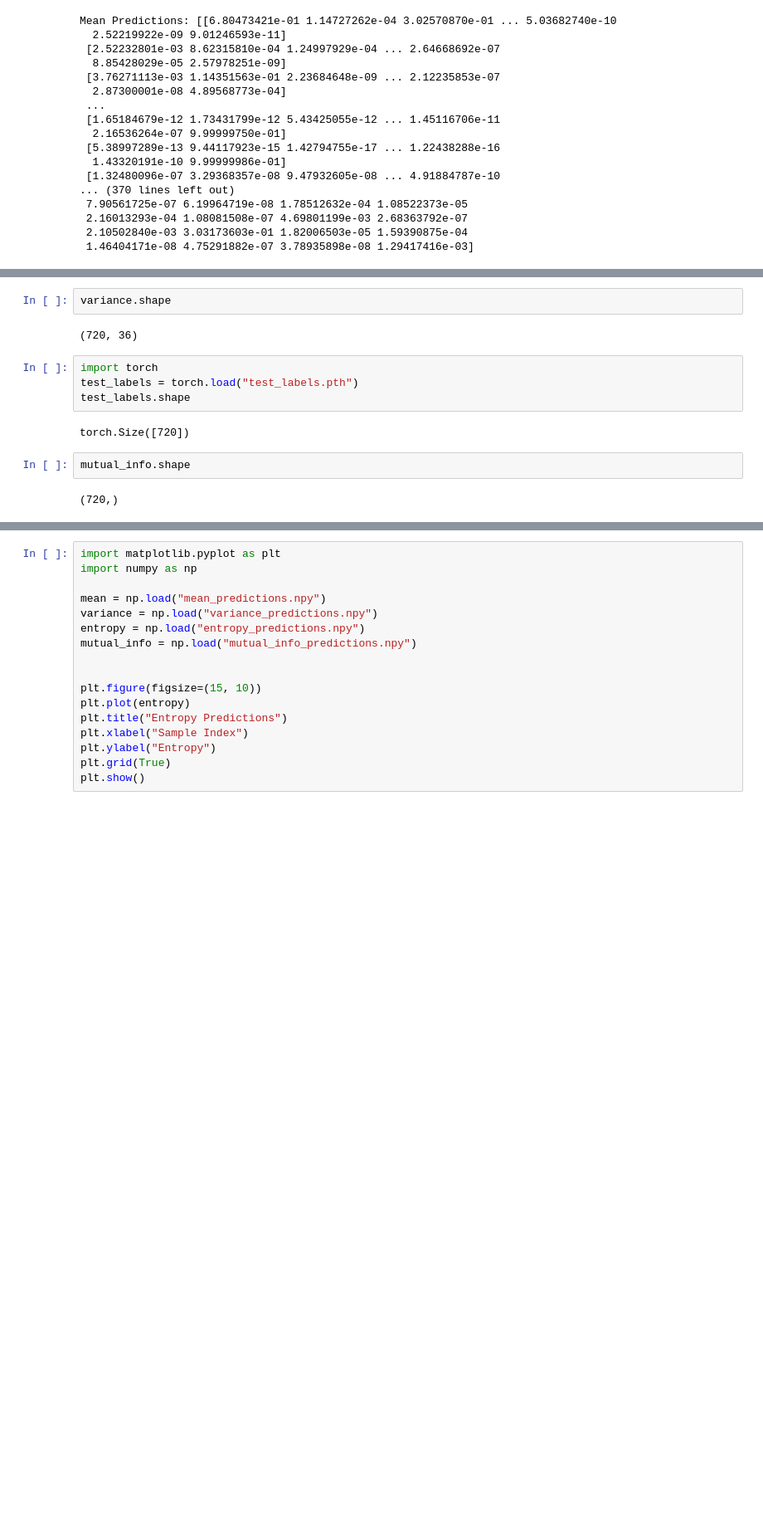
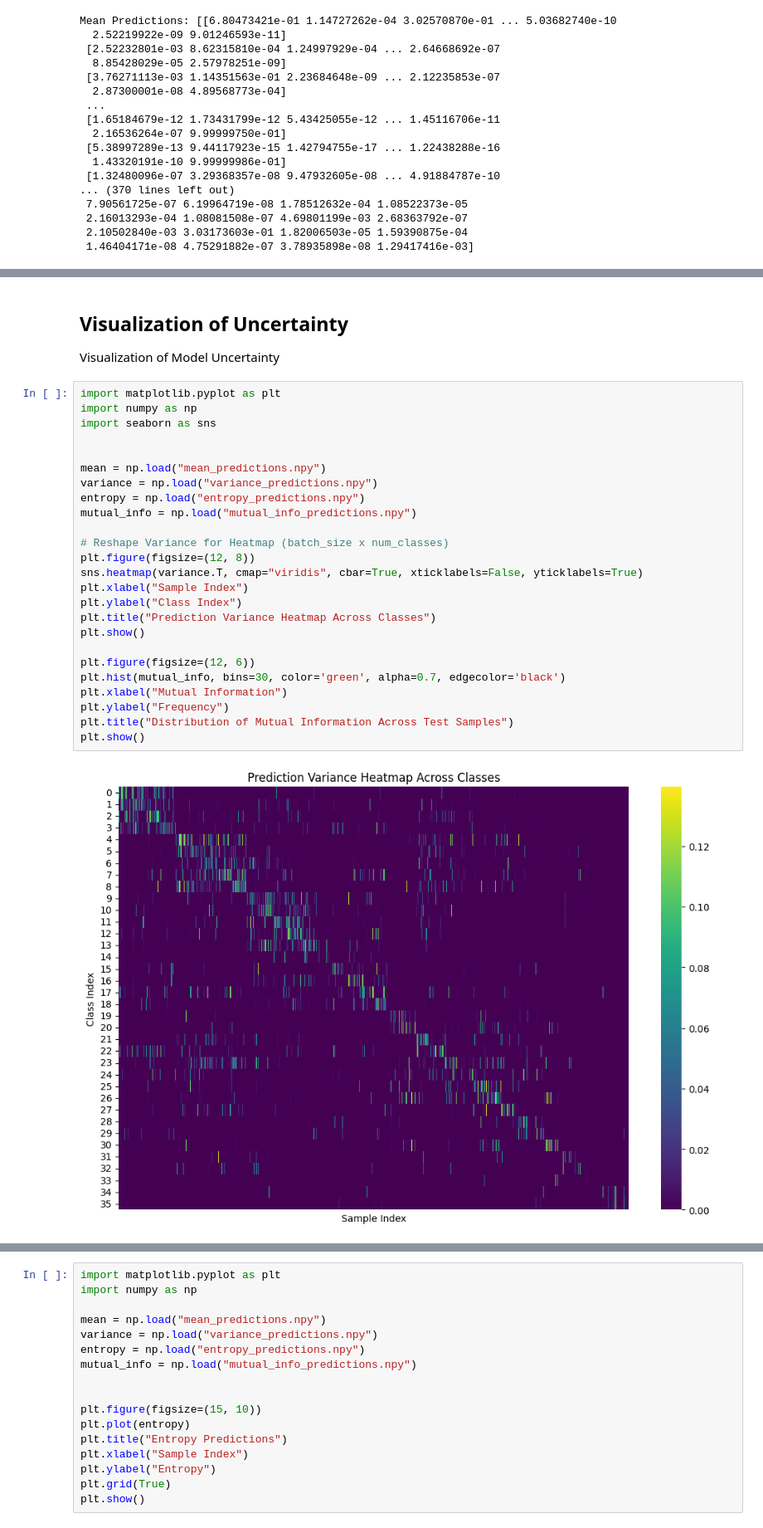
Before and after one commit to lklostermair/tum-adlr-wise24-17, a Jupyter notebook: MCdropouttest.ipynb, the cells around one changed output, grey strips where cells are left out. Shown: that part at 83% size. Cells and saved outputs as stored; diff of their text form; blank space fills up the shorter version.

Commit message:
organized notebook & added visualization

```diff
--- a/MCdropouttest.ipynb
+++ b/MCdropouttest.ipynb
@@ -310,14 +304,30 @@ Successfully installed contourpy-1.3.1 cycler-0.12.1 fonttools-4.55.0 kiwisolver
-# %%
-variance.shape
-# %% [output]
-(720, 36)
-# %%
-import torch
-test_labels = torch.load("test_labels.pth")
-test_labels.shape
-# %% [output]
-torch.Size([720])
-# %%
-mutual_info.shape
-# %% [output]
-(720,)
+# %% [markdown]
+## Visualization of Uncertainty
+Visualization of Model Uncertainty
+# %%
+import matplotlib.pyplot as plt
+import numpy as np
+import seaborn as sns
+
+
+mean = np.load("mean_predictions.npy")
+variance = np.load("variance_predictions.npy")
+entropy = np.load("entropy_predictions.npy")
+mutual_info = np.load("mutual_info_predictions.npy")
+
+# Reshape Variance for Heatmap (batch_size x num_classes)
+plt.figure(figsize=(12, 8))
+sns.heatmap(variance.T, cmap="viridis", cbar=True, xticklabels=False, yticklabels=True)
+plt.xlabel("Sample Index")
+plt.ylabel("Class Index")
+plt.title("Prediction Variance Heatmap Across Classes")
+plt.show()
+
+plt.figure(figsize=(12, 6))
+plt.hist(mutual_info, bins=30, color='green', alpha=0.7, edgecolor='black')
+plt.xlabel("Mutual Information")
+plt.ylabel("Frequency")
+plt.title("Distribution of Mutual Information Across Test Samples")
+plt.show()
+# %% [output]
+[figure, added]
```
Also changed, not shown: parts of 10 cells of this notebook, 1 other file.
